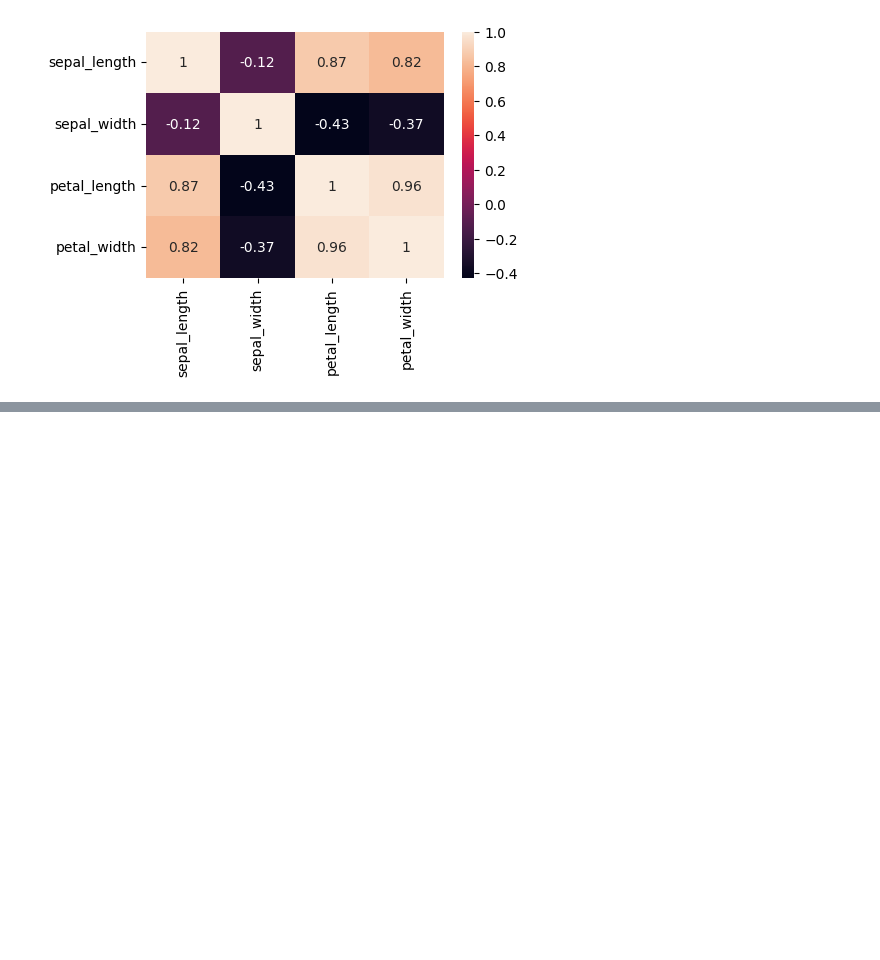
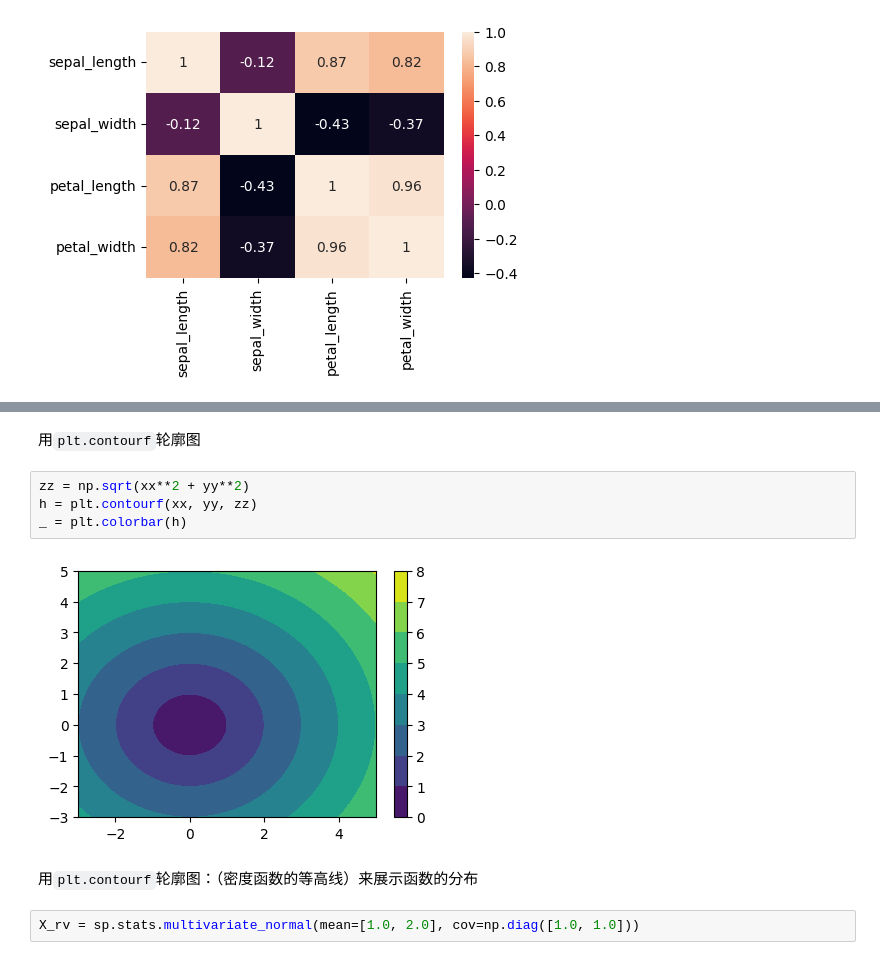
Before and after one commit to xplutoy/cookbook-ml, a Jupyter notebook: cookbook_ml/plot.ipynb, the cells around one changed output, grey strips where cells are left out. Saved outputs shown, nothing was run; the diff lists cells and outputs as text; blank space fills up the shorter version.

```diff
--- a/cookbook_ml/plot.ipynb
+++ b/cookbook_ml/plot.ipynb
@@ -75,0 +97,12 @@ sns.heatmap(cor, annot=True)
+# %% [markdown]
+用`plt.contourf`轮廓图
+# %%
+zz = np.sqrt(xx**2 + yy**2)
+h = plt.contourf(xx, yy, zz)
+_ = plt.colorbar(h)
+# %% [output]
+[figure, added]
+# %% [markdown]
+用`plt.contourf`轮廓图：（密度函数的等高线）来展示函数的分布
+# %%
+X_rv = sp.stats.multivariate_normal(mean=[1.0, 2.0], cov=np.diag([1.0, 1.0]))
```
Also changed, not shown: parts of 6 cells of this notebook.
